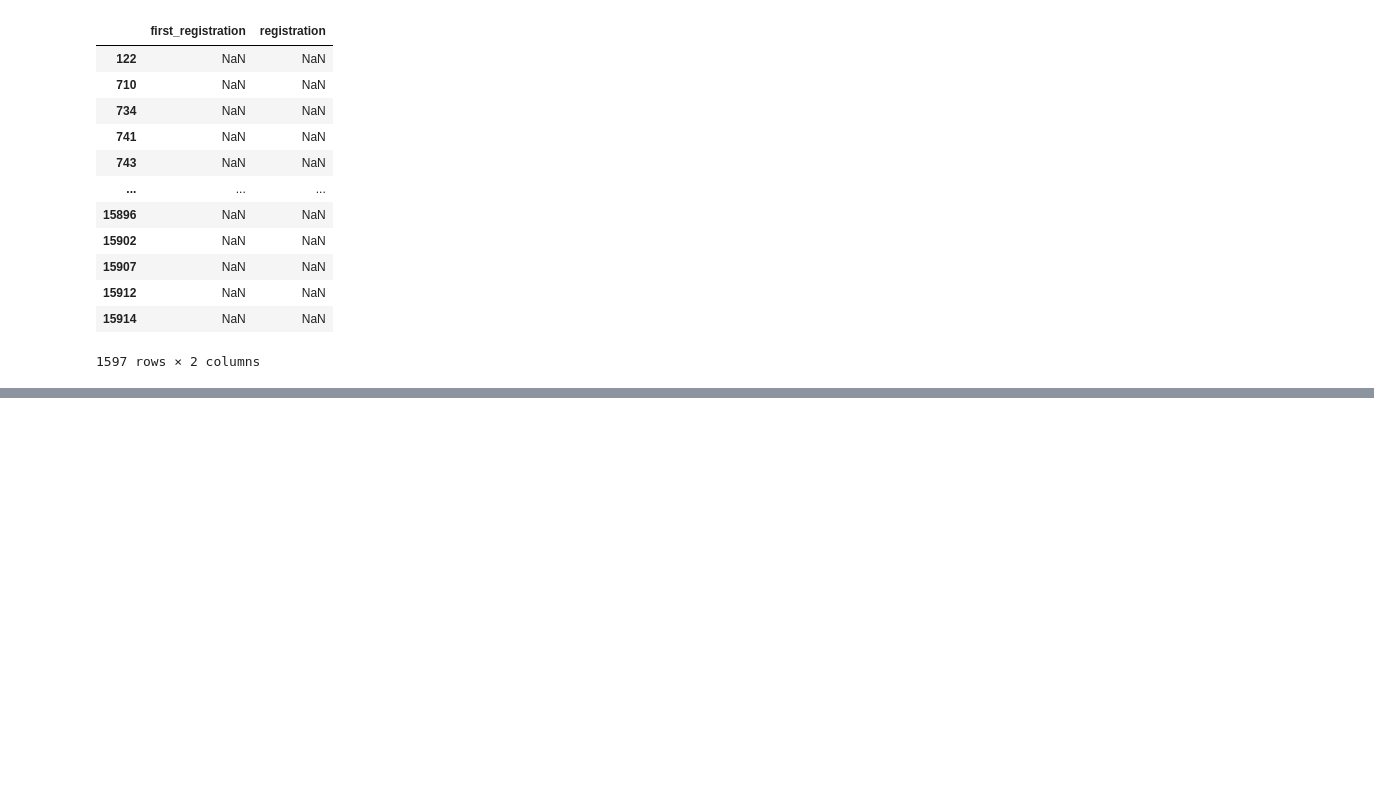
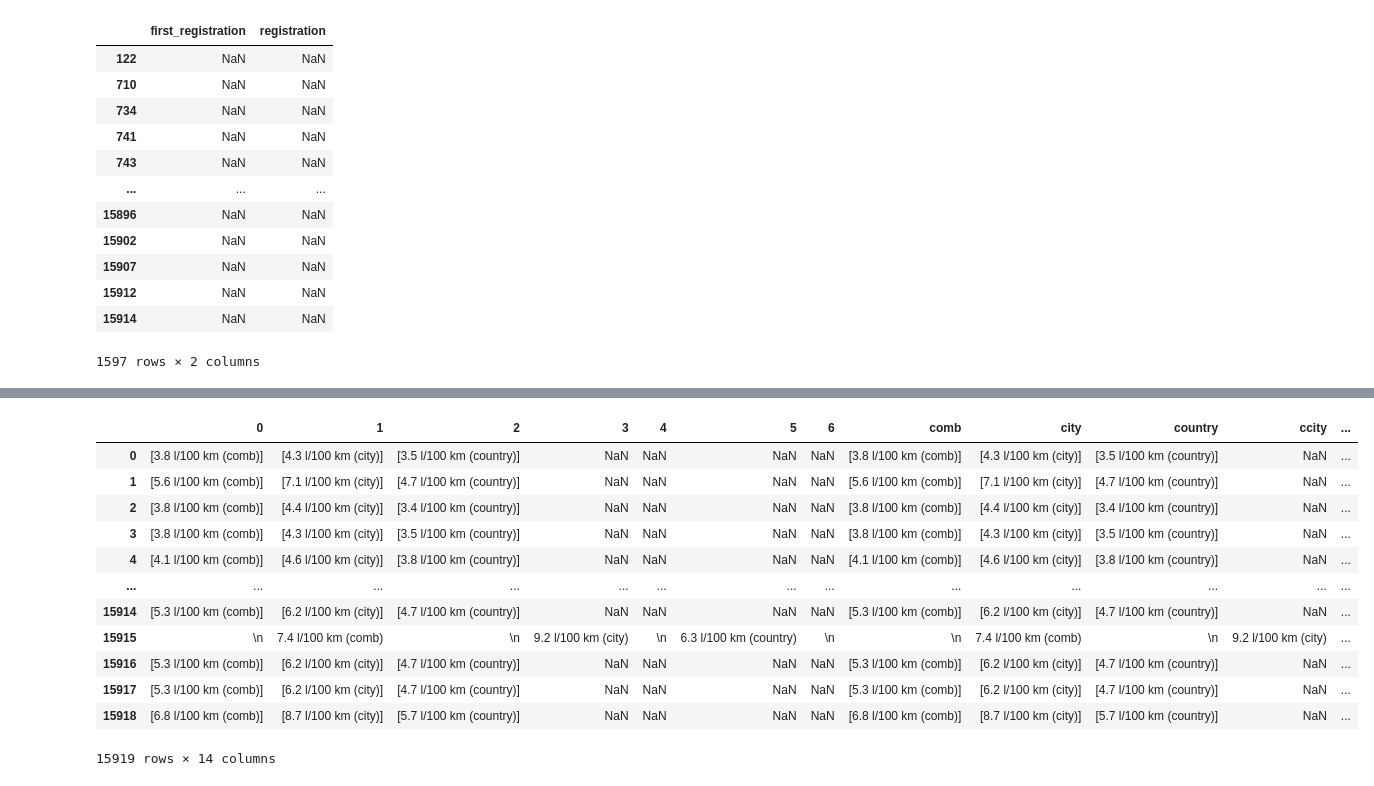
Before and after one commit to StephenKinggg/Data_Science_Course_Repo, a Jupyter notebook: 1. Projects_Assignment/18. DAwPY_Capstone_Project(Auto_Scout)/AutoScout_data_cleaning.ipynb, the cells around one changed output, grey strips where cells are left out. Saved outputs shown, nothing was run; the diff lists cells and outputs as text; code cells hidden in the pictures; blank space fills up the shorter version.

```diff
--- a/1. Projects_Assignment/18. DAwPY_Capstone_Project(Auto_Scout)/AutoScout_data_cleaning.ipynb
+++ b/1. Projects_Assignment/18. DAwPY_Capstone_Project(Auto_Scout)/AutoScout_data_cleaning.ipynb
@@ -745,0 +1204,4 @@ df['Body Color']
+# %%
+temp = df['Consumption'].copy()
+# %%
+df3 = temp.apply(pd.Series)
@@ -745,0 +1224,16 @@ df['Body Color']
+# %%
+df3
+# %% [output]
+|  | 0 | 1 | 2 | 3 | 4 | 5 | 6 | comb | city | country | ccity | ... |
+| 0 | [3.8 l/100 km (comb)] | [4.3 l/100 km (city)] | [3.5 l/100 km (country)] | NaN | NaN | NaN | NaN | [3.8 l/100 km (comb)] | [4.3 l/100 km (city)] | [3.5 l/100 km (country)] | NaN | ... |
+| 1 | [5.6 l/100 km (comb)] | [7.1 l/100 km (city)] | [4.7 l/100 km (country)] | NaN | NaN | NaN | NaN | [5.6 l/100 km (comb)] | [7.1 l/100 km (city)] | [4.7 l/100 km (country)] | NaN | ... |
+| 2 | [3.8 l/100 km (comb)] | [4.4 l/100 km (city)] | [3.4 l/100 km (country)] | NaN | NaN | NaN | NaN | [3.8 l/100 km (comb)] | [4.4 l/100 km (city)] | [3.4 l/100 km (country)] | NaN | ... |
+| 3 | [3.8 l/100 km (comb)] | [4.3 l/100 km (city)] | [3.5 l/100 km (country)] | NaN | NaN | NaN | NaN | [3.8 l/100 km (comb)] | [4.3 l/100 km (city)] | [3.5 l/100 km (country)] | NaN | ... |
+| 4 | [4.1 l/100 km (comb)] | [4.6 l/100 km (city)] | [3.8 l/100 km (country)] | NaN | NaN | NaN | NaN | [4.1 l/100 km (comb)] | [4.6 l/100 km (city)] | [3.8 l/100 km (country)] | NaN | ... |
+| ... | ... | ... | ... | ... | ... | ... | ... | ... | ... | ... | ... | ... |
+| 15914 | [5.3 l/100 km (comb)] | [6.2 l/100 km (city)] | [4.7 l/100 km (country)] | NaN | NaN | NaN | NaN | [5.3 l/100 km (comb)] | [6.2 l/100 km (city)] | [4.7 l/100 km (country)] | NaN | ... |
+| 15915 | \n | 7.4 l/100 km (comb) | \n | 9.2 l/100 km (city) | \n | 6.3 l/100 km (country) | \n | \n | 7.4 l/100 km (comb) | \n | 9.2 l/100 km (city) | ... |
+| 15916 | [5.3 l/100 km (comb)] | [6.2 l/100 km (city)] | [4.7 l/100 km (country)] | NaN | NaN | NaN | NaN | [5.3 l/100 km (comb)] | [6.2 l/100 km (city)] | [4.7 l/100 km (country)] | NaN | ... |
+| 15917 | [5.3 l/100 km (comb)] | [6.2 l/100 km (city)] | [4.7 l/100 km (country)] | NaN | NaN | NaN | NaN | [5.3 l/100 km (comb)] | [6.2 l/100 km (city)] | [4.7 l/100 km (country)] | NaN | ... |
+| 15918 | [6.8 l/100 km (comb)] | [8.7 l/100 km (city)] | [5.7 l/100 km (country)] | NaN | NaN | NaN | NaN | [6.8 l/100 km (comb)] | [8.7 l/100 km (city)] | [5.7 l/100 km (country)] | NaN | ... |
+15919 rows × 14 columns
```
Also changed, not shown: parts of 98 cells of this notebook.
